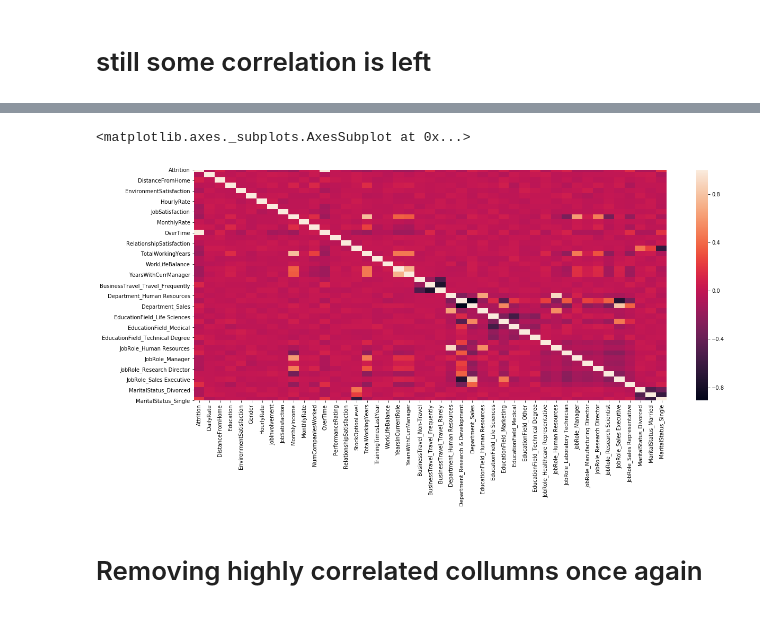
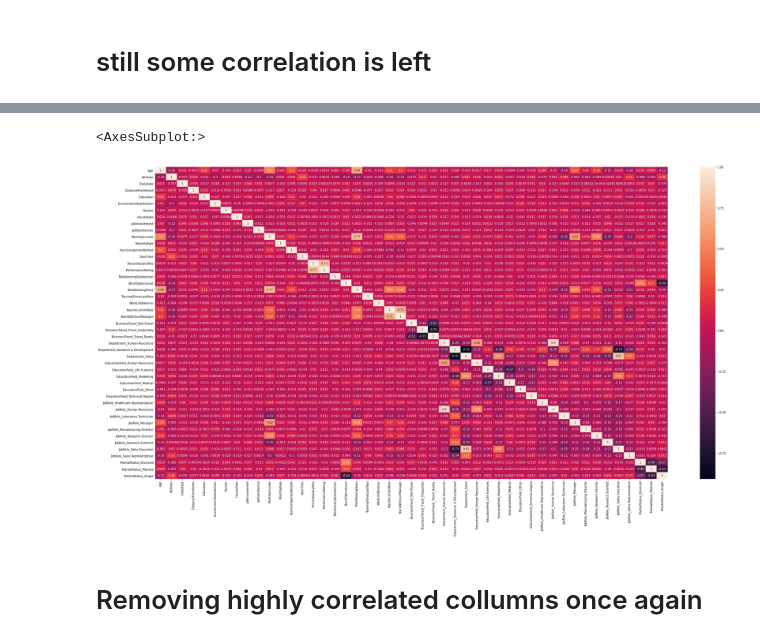
Before and after one commit to tusharraju12/HR-Employee-Attrition-, a Jupyter notebook: HR_Employee_Attrition_Data.ipynb, the cells around one changed output, grey strips where cells are left out. Cells and saved outputs as stored; diff of their text form; code cells hidden in the pictures.

```diff
--- a/HR_Employee_Attrition_Data.ipynb
+++ b/HR_Employee_Attrition_Data.ipynb
@@ -156,5 +117,5 @@ array(['Yes', 'No'], dtype=object)
 # %%
-df['OverTime'] = df.Attrition.map({'No':0,'Yes':1})
+df['OverTime'] = df.OverTime.map({'No':0,'Yes':1})
 # %%
 # encoding 'Attrtion'
 df['Attrition'] = df.Attrition.map({'No':0,'Yes':1})
@@ -219,4 +180,4 @@ df.head(1)
 # %%
-df2= df.drop(['JobLevel','Age','PercentSalaryHike','YearsAtCompany','YearsSinceLastPromotion'],axis=1,inplace=False)
+df2= df.drop(['JobLevel','YearsAtCompany','YearsSinceLastPromotion'],axis=1,inplace=False)
 df2.head(1)
 # %% [output]
@@ -309,9 +269,9 @@ cor_
 # %%
-plt.figure(figsize=(20,8))
-sns.heatmap(cor_)
+plt.figure(figsize=(40,20))
+sns.heatmap(cor_,annot=True)
 # %% [output]
-<matplotlib.axes._subplots.AxesSubplot at 0x...>
+<AxesSubplot:>
-[figure, old version]
+[figure, new version]
 # %% [markdown]
 # Removing highly correlated collumns once again
 # %%
```
Also changed, not shown: parts of 62 cells of this notebook, 2 other files.
